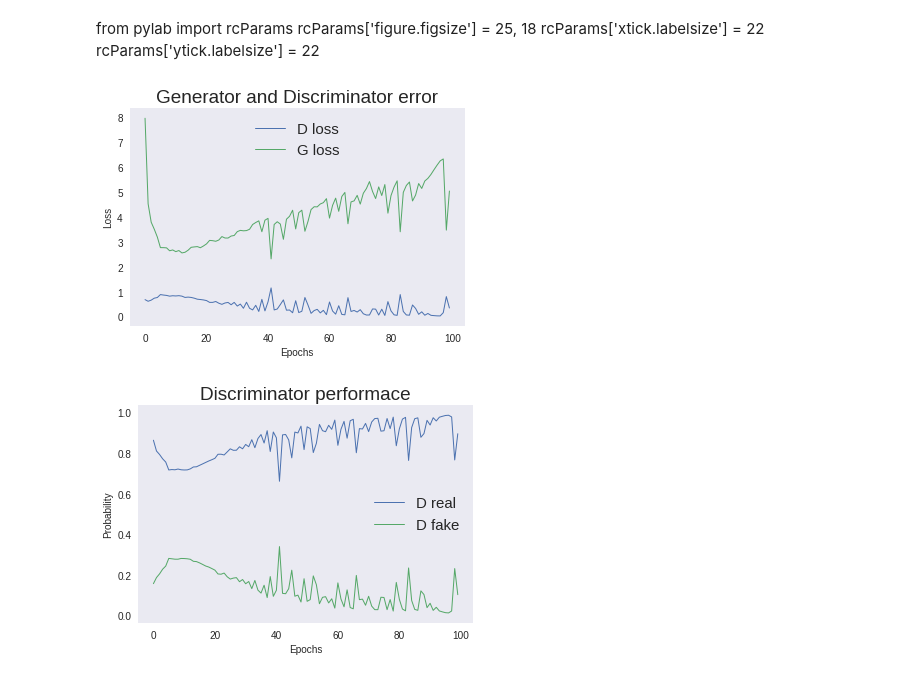
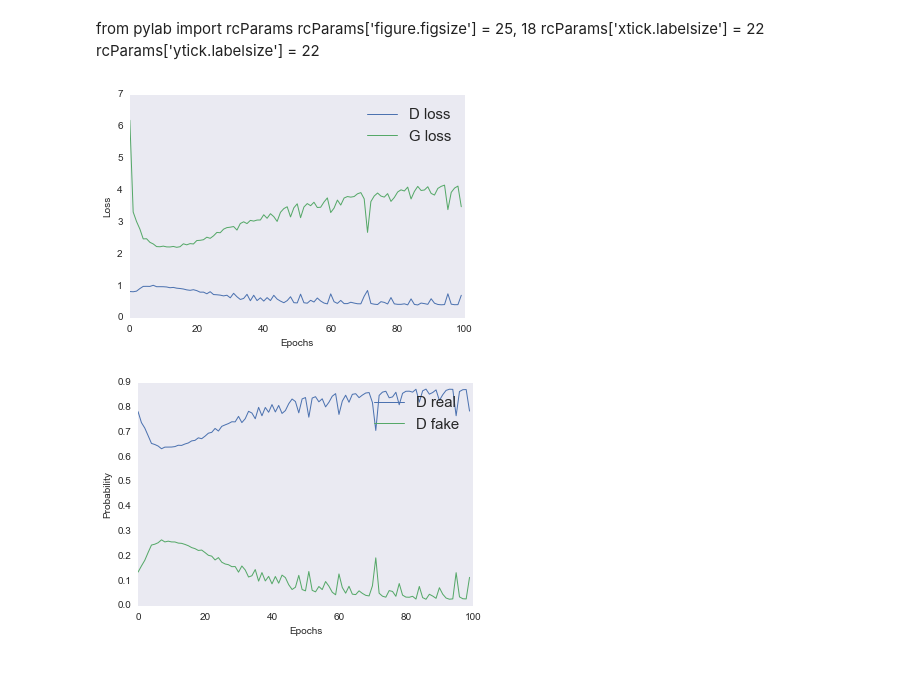
Before and after one commit to hminle/shoe-design-using-generative-adversarial-networks, a Jupyter notebook: plot_error.ipynb, the cells around one changed output. Saved outputs shown, nothing was run; the diff lists cells and outputs as text; code cells hidden in the pictures.

```diff
--- a/plot_error.ipynb
+++ b/plot_error.ipynb
@@ -9,7 +9,9 @@ rcParams['figure.figsize'] = 25, 18
 rcParams['xtick.labelsize'] = 22
 rcParams['ytick.labelsize'] = 22
 # %%
-loss_path = 'resultsDCGAN2_0523/loss/'
+#loss_path = 'resultsDCGAN1/loss/'
+#loss_path = 'resultsDCGAN2_0523/loss/'
+loss_path = 'resultsDCGAN3_0523/loss/'
 with open(loss_path+ 'D_losses.pkl', "rb") as f:
     D_losses = pickle.load(f)
 
@@ -27,15 +29,15 @@ with open(loss_path+ 'G_reals.pkl', "rb") as f:
 # %%
 plt.plot(D_losses, linewidth=1, label="D loss")
 plt.plot(G_losses, linewidth=1, label="G loss")
 plt.grid()
 plt.legend(fontsize=15)
 plt.xlabel("Epochs", fontsize=10)
 plt.ylabel("Loss", fontsize=10)
-plt.title('Generator and Discriminator error', fontsize=19)
-plt.savefig(loss_path + 'GD_DCGAN2.png')
+#plt.title('Generator and Discriminator error', fontsize=19)
+plt.savefig(loss_path + 'GD_DCGAN3.png')
 plt.show()
 # %% [output]
-[figure, old version]
+[figure, new version]
 # %%
 plt.plot(D_reals, linewidth=1, label="D real")
 plt.plot(D_fakes, linewidth=1, label="D fake")
@@ -43,8 +45,8 @@ plt.grid()
 plt.legend(fontsize=15)
 plt.xlabel("Epochs", fontsize=10)
 plt.ylabel("Probability", fontsize=10)
-plt.title('Discriminator performace', fontsize=19)
-plt.savefig(loss_path + 'D_DCGAN2.png')
+#plt.title('Discriminator performace', fontsize=19)
+plt.savefig(loss_path + 'D_DCGAN3.png')
 plt.show()
 # %% [output]
-[figure, old version]
+[figure, new version]
```
